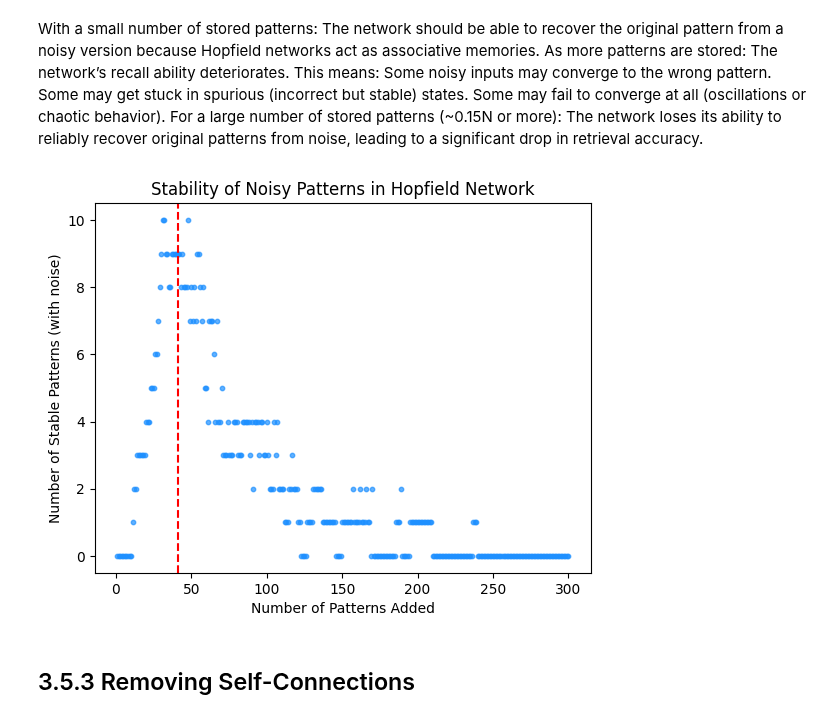
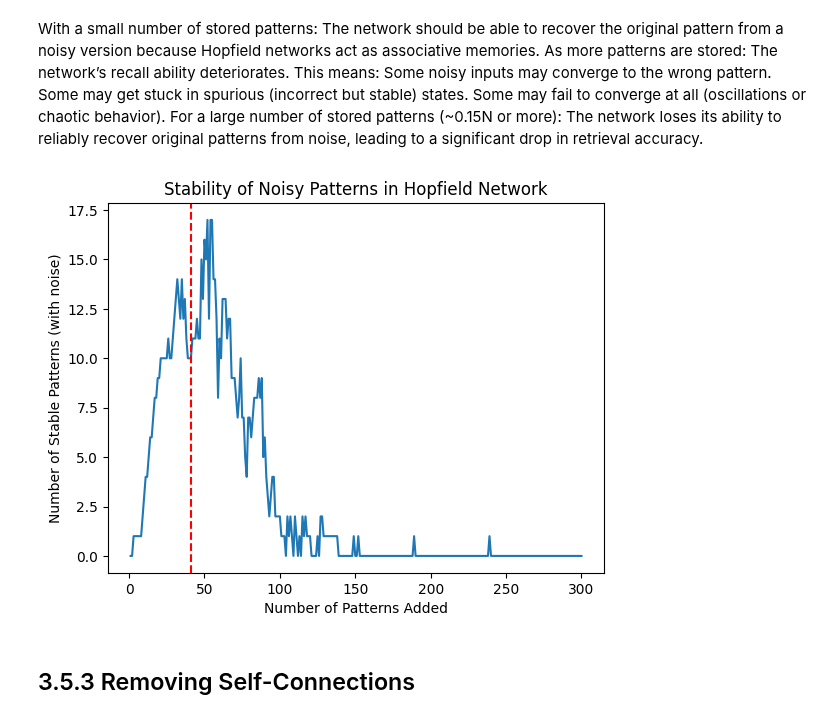
Before and after one commit to nathanansel28/DD2437, a Jupyter notebook: lab3/split3.ipynb, the cells around one changed output. Drawn from its saved outputs; the diff is of its cells as text; code cells hidden in the pictures.

```diff
--- a/lab3/split3.ipynb
+++ b/lab3/split3.ipynb
@@ -42,3 +43,9 @@ for i in range(1, 10):
 ### Try to repeat this with learning a few random patterns instead of the pictures and see if you can store more.
 # %% [markdown]
 The Hopfield network is able to store more random patterns.
+# %%
+from tools import generate_random_patterns
+
+random_patterns = generate_random_patterns(num_patterns=9)
+for i in range(9):
+    HopfieldNetwork(1024).visualizex_pattern(random_patterns[i], save_path=f"imgs//3.5.1_random_{i+1}.png")
@@ -156,30 +171,31 @@ With a small number of stored patterns: The network should be able to recover th
 # %%
 num_patterns=300
 network_size=300
-distorted_pixels=4
+distorted_pixels=3
 random_patterns = generate_random_patterns(num_patterns=num_patterns, pattern_size=network_size)
 distorted_random_patterns = HopfieldNetwork(n_nodes=network_size).distort_patterns(
     num_units=distorted_pixels, patterns=random_patterns
 )
 
 correct_preds = []
 for i in range(num_patterns):
     hn = HopfieldNetwork(n_nodes=network_size)
     hn.fit(patterns=random_patterns[:i])
     preds = hn.recall(distorted_random_patterns[:i])
     correct_preds.append(
         sum(
             hn.evaluate(patterns_pred=preds, patterns=distorted_random_patterns[:i])
         )
     )
 
-plt.scatter(range(1, num_patterns+1), correct_preds, s=10, alpha=0.7, c='dodgerblue')
+plt.plot(range(1, num_patterns+1), correct_preds)
+# plt.scatter(range(1, num_patterns+1), correct_preds, s=10, alpha=0.7, c='dodgerblue')
 plt.axvline(x=0.138*network_size, color='red', linestyle='--', label=f'Capacity = {capacity}')
 plt.xlabel("Number of Patterns Added")
 plt.ylabel("Number of Stable Patterns (with noise)")
 plt.title("Stability of Noisy Patterns in Hopfield Network")
 plt.show()
 # %% [output]
-[figure, old version]
+[figure, new version]
 # %% [markdown]
 ## 3.5.3 Removing Self-Connections
```
Also changed, not shown: parts of 16 cells of this notebook.
